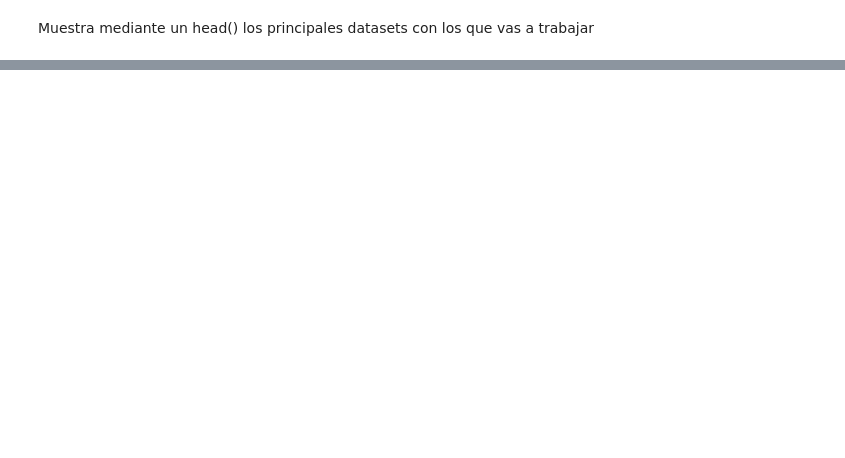
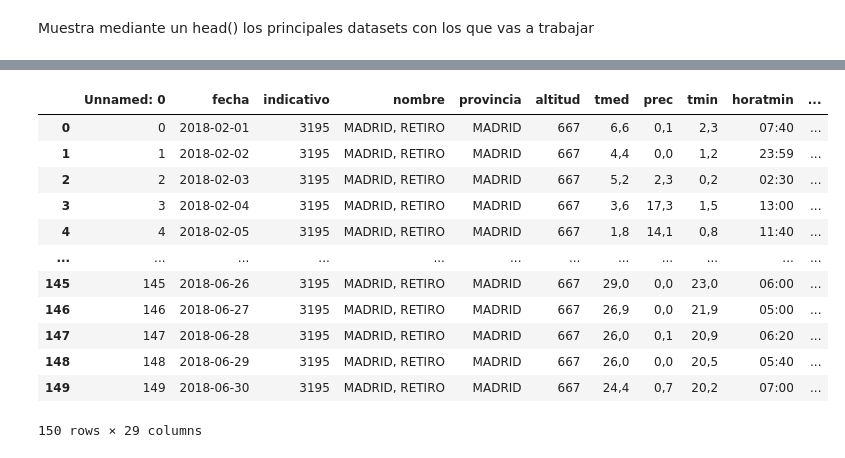
Before and after one commit to RauGarGom/madrid_transp_renta, a Jupyter notebook: 1-Definicion_EDA.ipynb, the cells around one changed output, grey strips where cells are left out. Cells and saved outputs as stored; diff of their text form; code cells hidden in the pictures; blank space fills up the shorter version.

```diff
--- a/1-Definicion_EDA.ipynb
+++ b/1-Definicion_EDA.ipynb
@@ -74,0 +147,30 @@ Muestra mediante un head() los principales datasets con los que vas a trabajar
+# %%
+### Meteorología de AEMET.
+df_weather=pd.DataFrame(pd.read_csv('./data/treated/aemet_weather.csv'))
+### Cambiamos valores de fecha para que queden acordes a CRTM
+df_weather['fechamerge'] = df_weather['fecha'].str.split("-")
+df_weather['fechamerge']
+### Expandimos a tres columnas nuevas
+df_weather [['year','month','day']] = pd.DataFrame(df_weather.fechamerge.tolist(), index = df_weather.index)
+### Quitamos 0s en month y day
+df_weather['month'] = df_weather['month'].str.replace("0","")
+df_weather['day'] = df_weather['day'].str[0].replace("0","")+df_weather['day'].str[1]
+df_weather['day'].head(50)
+### Juntamos en año, mes, día
+df_weather['fechamerge'] = df_weather['year']+"-"+df_weather['month']+"-"+df_weather['day']
+###Comprobamos
+df_weather
+# %% [output]
+|  | Unnamed: 0 | fecha | indicativo | nombre | provincia | altitud | tmed | prec | tmin | horatmin | ... |
+| 0 | 0 | 2018-02-01 | 3195 | MADRID, RETIRO | MADRID | 667 | 6,6 | 0,1 | 2,3 | 07:40 | ... |
+| 1 | 1 | 2018-02-02 | 3195 | MADRID, RETIRO | MADRID | 667 | 4,4 | 0,0 | 1,2 | 23:59 | ... |
+| 2 | 2 | 2018-02-03 | 3195 | MADRID, RETIRO | MADRID | 667 | 5,2 | 2,3 | 0,2 | 02:30 | ... |
+| 3 | 3 | 2018-02-04 | 3195 | MADRID, RETIRO | MADRID | 667 | 3,6 | 17,3 | 1,5 | 13:00 | ... |
+| 4 | 4 | 2018-02-05 | 3195 | MADRID, RETIRO | MADRID | 667 | 1,8 | 14,1 | 0,8 | 11:40 | ... |
+| ... | ... | ... | ... | ... | ... | ... | ... | ... | ... | ... | ... |
+| 145 | 145 | 2018-06-26 | 3195 | MADRID, RETIRO | MADRID | 667 | 29,0 | 0,0 | 23,0 | 06:00 | ... |
+| 146 | 146 | 2018-06-27 | 3195 | MADRID, RETIRO | MADRID | 667 | 26,9 | 0,0 | 21,9 | 05:00 | ... |
+| 147 | 147 | 2018-06-28 | 3195 | MADRID, RETIRO | MADRID | 667 | 26,0 | 0,1 | 20,9 | 06:20 | ... |
+| 148 | 148 | 2018-06-29 | 3195 | MADRID, RETIRO | MADRID | 667 | 26,0 | 0,0 | 20,5 | 05:40 | ... |
+| 149 | 149 | 2018-06-30 | 3195 | MADRID, RETIRO | MADRID | 667 | 24,4 | 0,7 | 20,2 | 07:00 | ... |
+150 rows × 29 columns
```
Also changed, not shown: parts of 20 cells of this notebook, 18 other files.
